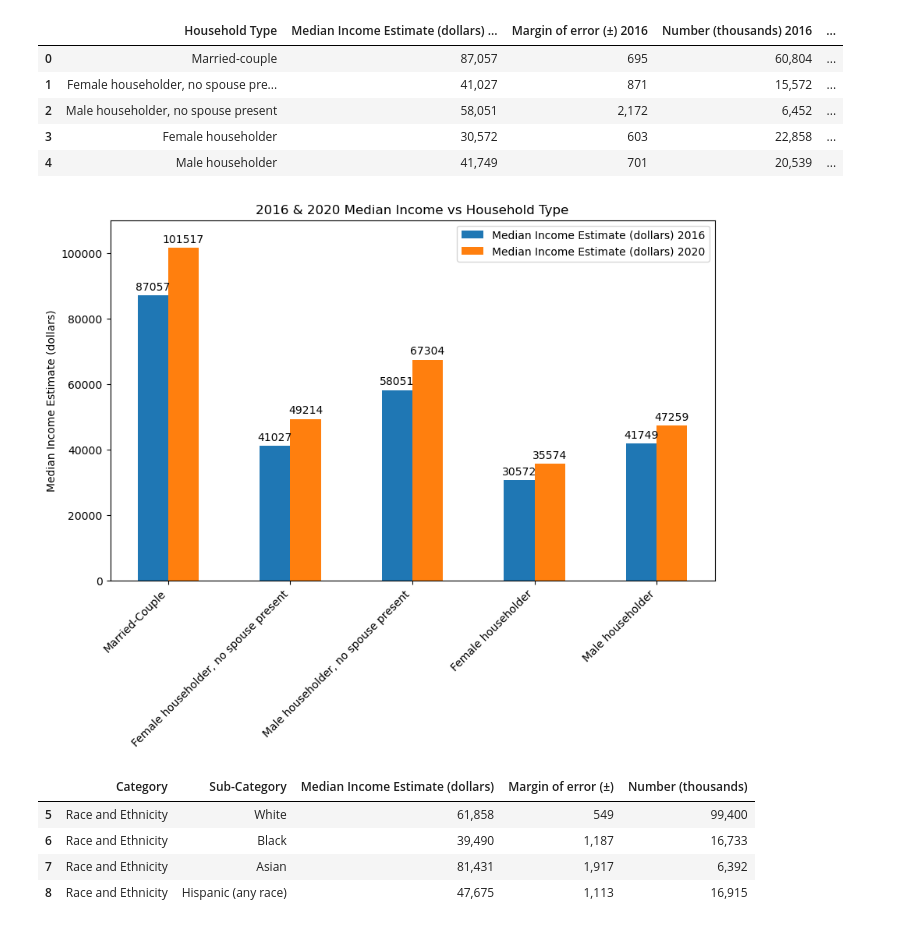
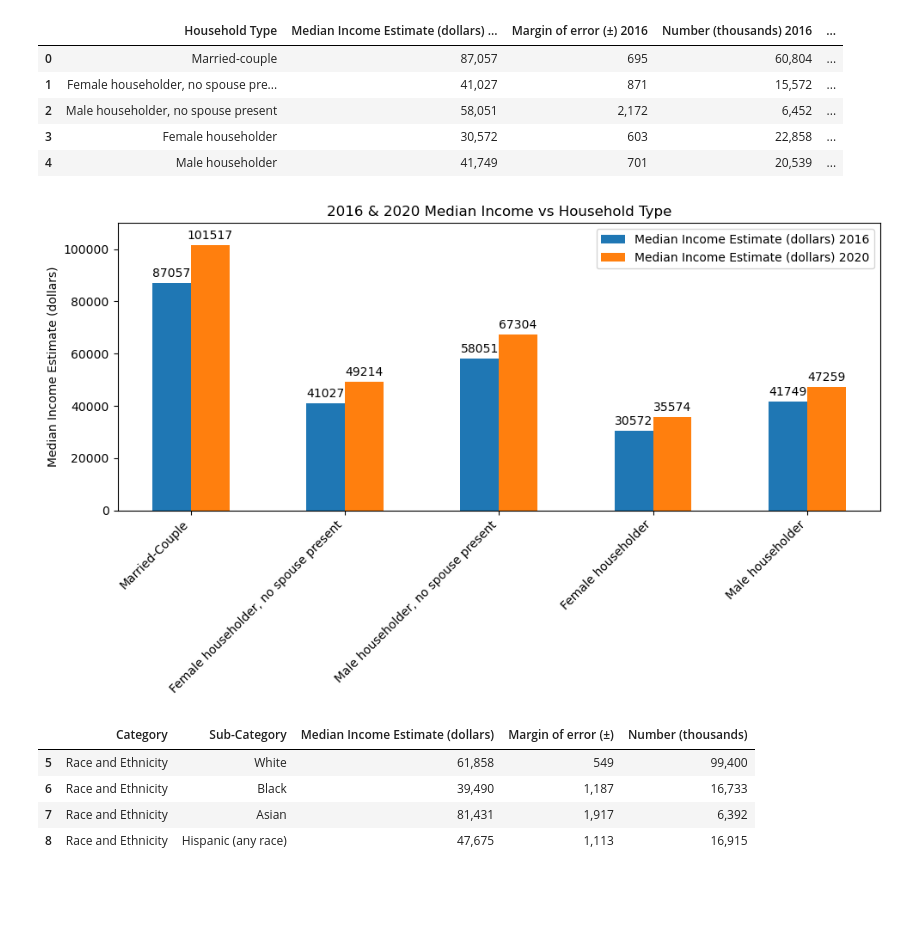
Before and after one commit to Sharkb8t/Project_1, a Jupyter notebook: Project_1.ipynb, the cells around one changed output. Cells and saved outputs as stored; diff of their text form; code cells hidden in the pictures; blank space fills up the shorter version.

```diff
--- a/Project_1.ipynb
+++ b/Project_1.ipynb
@@ -127,34 +127,36 @@ household_type = ("Married-Couple", "Female householder, no spouse present", "Ma
 median_income = {
     'Median Income Estimate (dollars) 2016': (87057, 41027, 58051, 30572, 41749),
     'Median Income Estimate (dollars) 2020': (101517, 49214, 67304, 35574, 47259),
 }
 
 x = np.arange(len(household_type))
 width = 0.25
 multiplier = 0
 
 
 fig, ax = plt.subplots(figsize=(10, 6))
 
 for attribute, measurement in median_income.items():
     offset = width * multiplier
     rects = ax.bar(x + offset, measurement, width, label=attribute)
     ax.bar_label(rects, padding=3)
     multiplier += 1
 
 # Add some text for labels, title and custom x-axis tick labels, etc.
 ax.set_ylabel('Median Income Estimate (dollars)')
 ax.set_title('2016 & 2020 Median Income vs Household Type')
 ax.set_xticks(x + width / 2)
 ax.set_xticklabels(household_type)
 ax.legend(loc='upper left', ncols=3)
 ax.set_ylim(0, 110000)
 plt.xticks(rotation=45, ha="right")
 plt.legend(loc='upper right')
 
+plt.tight_layout()
+plt.savefig('HouseholdIncome.png', dpi=300, bbox_inches='tight')
 plt.show()
 # %% [output]
-[figure, old version]
+[figure, new version]
 # %%
 # Ethnicity Income DataFrame 2016
 ethnicity1_df = income1_df.iloc[5:9]
```
Also changed, not shown: parts of 7 cells of this notebook, 8 other files.
